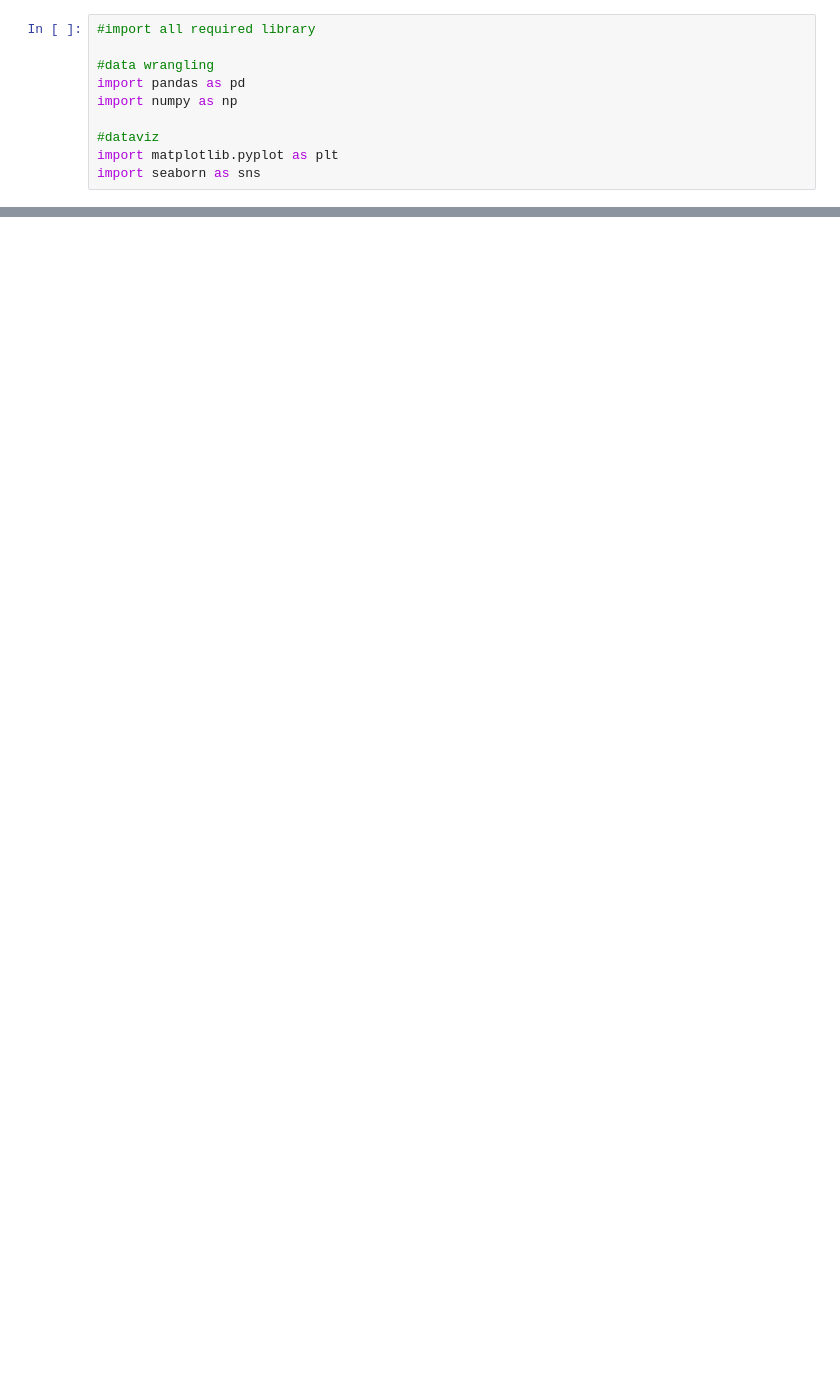
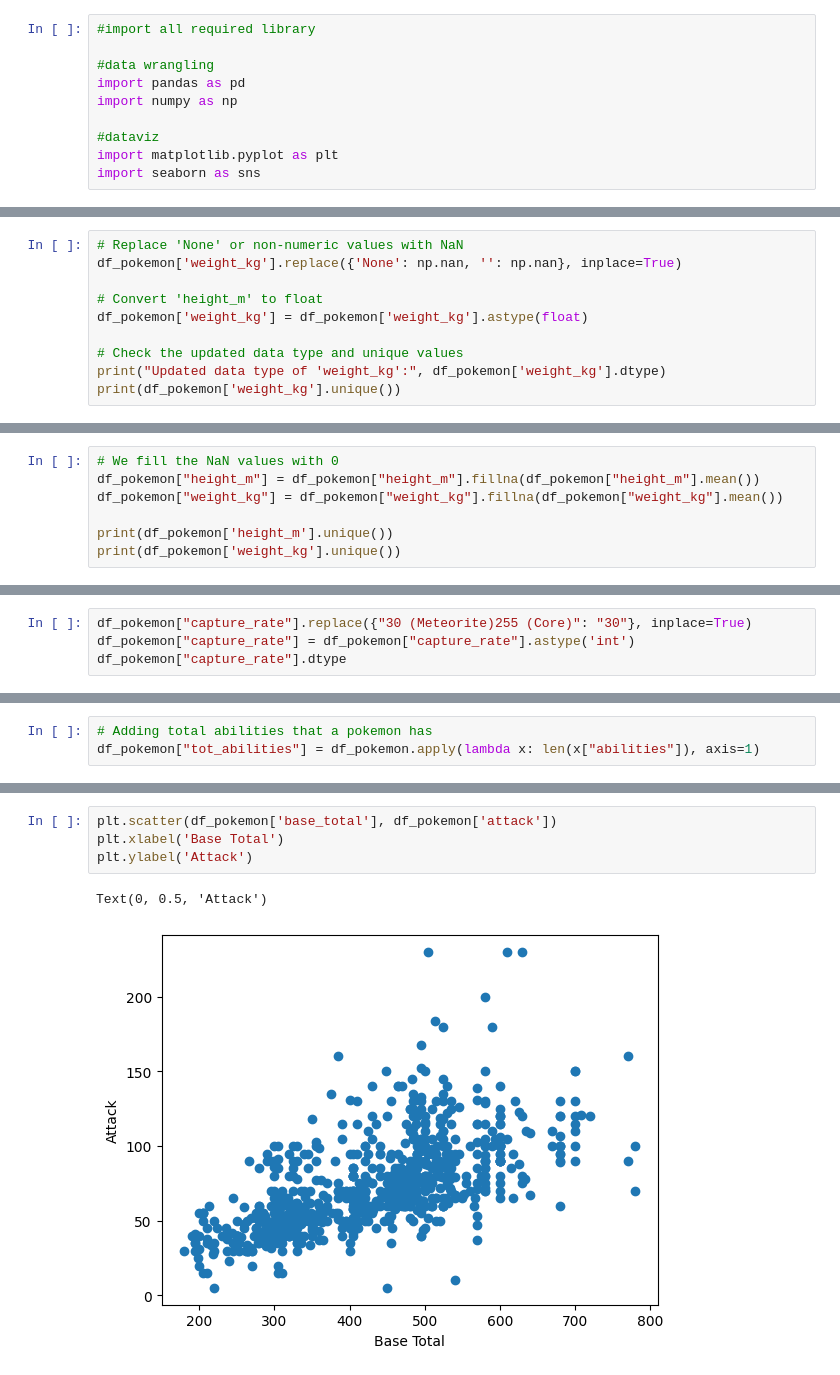
Before and after one commit to Hazard-Nico/Probability-Project-Assignment, a Jupyter notebook: app.ipynb, the cells around one changed output, grey strips where cells are left out. Cells and saved outputs as stored; diff of their text form; blank space fills up the shorter version.

```diff
--- a/app.ipynb
+++ b/app.ipynb
@@ -31,0 +114,10 @@ df_pokemon.shape
+# %%
+# Replace 'None' or non-numeric values with NaN
+df_pokemon['weight_kg'].replace({'None': np.nan, '': np.nan}, inplace=True)
+
+# Convert 'height_m' to float
+df_pokemon['weight_kg'] = df_pokemon['weight_kg'].astype(float)
+
+# Check the updated data type and unique values
+print("Updated data type of 'weight_kg':", df_pokemon['weight_kg'].dtype)
+print(df_pokemon['weight_kg'].unique())
@@ -31,0 +142,7 @@ df_pokemon.shape
+# %%
+# We fill the NaN values with 0
+df_pokemon["height_m"] = df_pokemon["height_m"].fillna(df_pokemon["height_m"].mean())
+df_pokemon["weight_kg"] = df_pokemon["weight_kg"].fillna(df_pokemon["weight_kg"].mean())
+
+print(df_pokemon['height_m'].unique())
+print(df_pokemon['weight_kg'].unique())
@@ -31,0 +192,4 @@ df_pokemon.shape
+# %%
+df_pokemon["capture_rate"].replace({"30 (Meteorite)255 (Core)": "30"}, inplace=True)
+df_pokemon["capture_rate"] = df_pokemon["capture_rate"].astype('int')
+df_pokemon["capture_rate"].dtype
@@ -31,0 +198,3 @@ df_pokemon.shape
+# %%
+# Adding total abilities that a pokemon has
+df_pokemon["tot_abilities"] = df_pokemon.apply(lambda x: len(x["abilities"]), axis=1)
@@ -31,0 +271,7 @@ df_pokemon.shape
+# %%
+plt.scatter(df_pokemon['base_total'], df_pokemon['attack'])
+plt.xlabel('Base Total')
+plt.ylabel('Attack')
+# %% [output]
+Text(0, 0.5, 'Attack')
+[figure, added]
```
Also changed, not shown: parts of 115 cells of this notebook.
